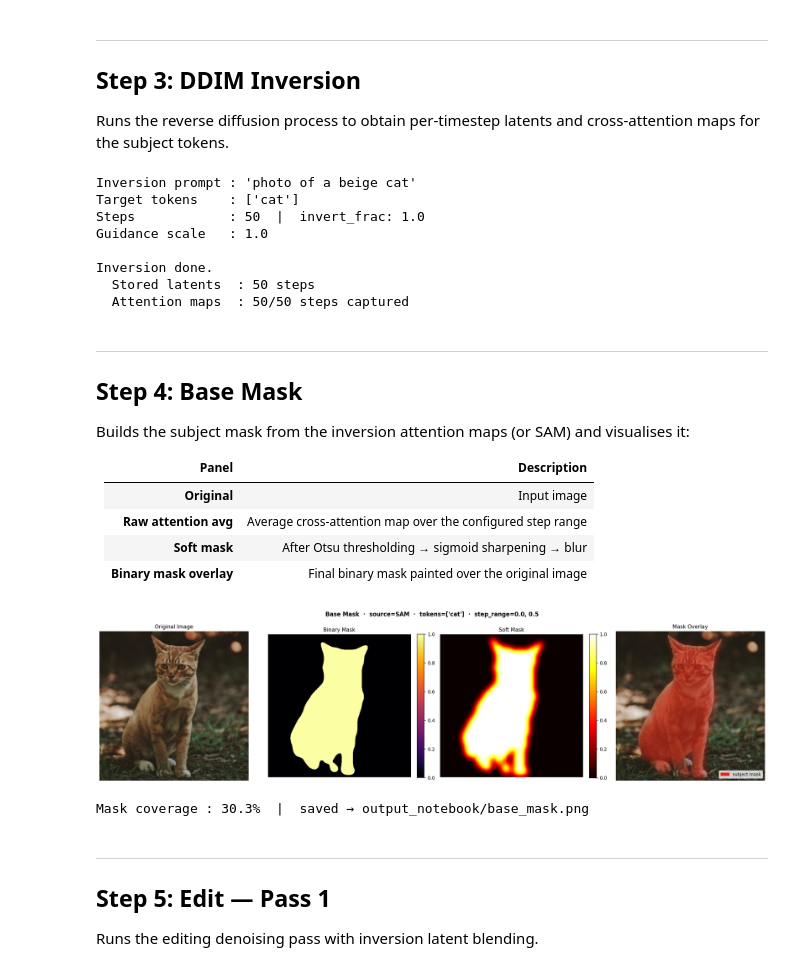
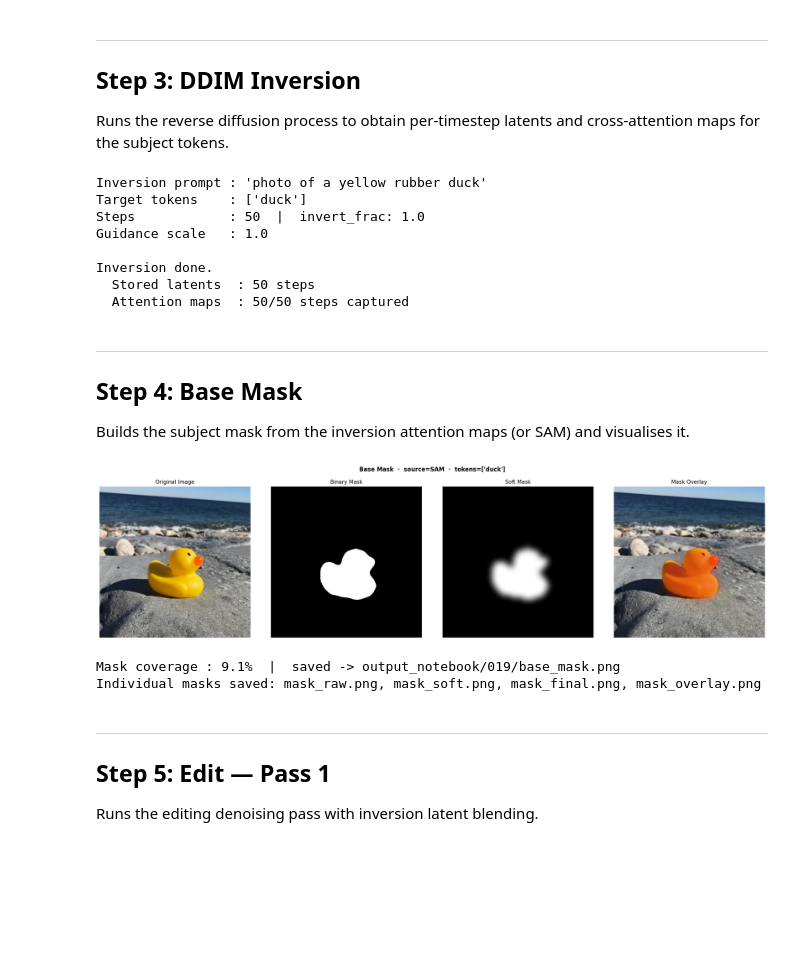
Before and after one commit to lennovative/stable_diffusion_augmentation, a Jupyter notebook: edit.ipynb, the cells around one changed output. Cells and saved outputs as stored; diff of their text form; code cells hidden in the pictures; blank space fills up the shorter version.

Commit message:
notebook fixed #1

```diff
--- a/edit.ipynb
+++ b/edit.ipynb
@@ -90,23 +90,23 @@ Config: 'config.ini'
 Define paths and override settings.
 # %%
 # ╔══════════════════════════════════════════════════════════════════╗
-# ║               EDIT THESE PARAMETERS                              ║
+# ║                      SETTINGS                                    ║
 # ╚══════════════════════════════════════════════════════════════════╝
 
 # ── Input image ────────────────────────────────────────────────────
-IMAGE_PATH = "input_data/images_dreambooth/cat/01.jpg"
+IMAGE_PATH = "input_data/images_dreambooth/duck_toy/03.jpg"
 
 # ── Subject description ────────────────────────────────────────────
 #   Used to build the inversion prompt:  "photo of a {SUBJECT_DESCRIPTION}"
 #   and to resolve which attention-map tokens to localize.
-SUBJECT_DESCRIPTION = "beige cat"
-TARGET_TOKENS       = ["cat"]      # must appear in inversion prompt + edit prompt
+SUBJECT_DESCRIPTION = "yellow rubber duck"
+TARGET_TOKENS       = ["duck"]         # defines the concepts that will stay in the image
 
 # ── Editing prompt ─────────────────────────────────────────────────
 # {} is replaced with SUBJECT_DESCRIPTION
-EDIT_PROMPT = "a photo of a {} sitting in the snow"
+EDIT_PROMPT = "a photo of a {} in the jungle"
 
-# ── Optional config overrides (None → use config.ini value) ────────
+# ── Optional config overrides (None -> use config.ini value) ────────
 OVERRIDE = {
     # "base_mask_source":   "attention",  # "attention" | "sam"
     # "guidance_scale":     7.5,
@@ -246,8 +265,8 @@ print(f"Inversion done.")
 print(f"  Stored latents  : {n_latents} steps")
 print(f"  Attention maps  : {n_attns}/{n_latents} steps captured")
 # %% [output]
-Inversion prompt : 'photo of a beige cat'
-Target tokens    : ['cat']
+Inversion prompt : 'photo of a yellow rubber duck'
+Target tokens    : ['duck']
 Steps            : 50  |  invert_frac: 1.0
 Guidance scale   : 1.0
 
@@ -258,18 +277,11 @@ Inversion done.
 ---
 ## Step 4: Base Mask
 
-Builds the subject mask from the inversion attention maps (or SAM) and visualises it:
-
-| Panel | Description |
-|-------|-------------|
-| **Original** | Input image |
-| **Raw attention avg** | Average cross-attention map over the configured step range |
-| **Soft mask** | After Otsu thresholding → sigmoid sharpening → blur |
-| **Binary mask overlay** | Final binary mask painted over the original image |
+Builds the subject mask from the inversion attention maps (or SAM) and visualises it.
 # %%
 # ── Helpers ────────────────────────────────────────────────────────
 def _t2np(tensor, hw=None):
-    """Tensor (any shape with leading 1×1 or 2D) → numpy float32 H×W."""
+    """Tensor (any shape with leading 1x1 or 2D) -> numpy float32 HxW."""
     t = tensor.detach().float().cpu()
     while t.ndim > 2:
         t = t[0]
@@ -293,9 +305,9 @@ have_attns = any(a is not None for _, a in inv["attns_all"])
 if _base_mask_source == "sam" and grounded_sam is not None:
     from sd_editing.sam_mask import grounded_sam_mask
     main_mask_t = grounded_sam_mask(source_image, TARGET_TOKENS, grounded_sam, latent_hw)
-    base_soft_np = _t2np(main_mask_t, hw=display_hw)
-    main_mask_np = (base_soft_np > 0.5).astype(np.float32)
-    base_raw_np  = main_mask_np
+    main_mask_np = _t2np(main_mask_t, hw=display_hw)  # soft — matches pipeline
+    base_soft_np = main_mask_np
+    base_raw_np  = (main_mask_np > 0.5).astype(np.float32)  # binary, display only
     raw_title    = "Binary Mask"
     mask_label   = "SAM"
 elif have_attns:
@@ -319,45 +331,51 @@ else:
     mask_label  = "None"
 
 image_np = np.array(source_image)
 
 # ── Plot ───────────────────────────────────────────────────────────
 fig, axes = plt.subplots(1, 4, figsize=(20, 5))
+_step_info = f"  ·  step_range={G['base_mask_step_range'].strip()}" if mask_label != "SAM" else ""
 fig.suptitle(
-    f"Base Mask  ·  source={mask_label}  ·  tokens={TARGET_TOKENS}  ·  "
-    f"step_range={G['base_mask_step_range'].strip()}",
+    f"Base Mask  ·  source={mask_label}  ·  tokens={TARGET_TOKENS}{_step_info}",
     fontsize=12, weight="bold", y=1.02,
 )
 
 axes[0].imshow(image_np)
 axes[0].set_title("Original Image", fontsize=11)
 
-im1 = axes[1].imshow(base_raw_np, cmap="inferno", vmin=0, vmax=1)
+axes[1].imshow(base_raw_np, cmap="gray", vmin=0, vmax=1)
 axes[1].set_title(raw_title, fontsize=11)
-plt.colorbar(im1, ax=axes[1], fraction=0.046, pad=0.04)
 
-im2 = axes[2].imshow(base_soft_np, cmap="hot", vmin=0, vmax=1)
+axes[2].imshow(base_soft_np, cmap="gray", vmin=0, vmax=1)
 axes[2].set_title("Soft Mask", fontsize=11)
-plt.colorbar(im2, ax=axes[2], fraction=0.046, pad=0.04)
 
 overlay_np = _overlay(image_np, base_soft_np)
 axes[3].imshow(overlay_np)
 axes[3].set_title("Mask Overlay", fontsize=11)
-from matplotlib.patches import Patch
-axes[3].legend(handles=[Patch(color=(0.9, 0.15, 0.1), label="subject mask")],
-               loc="lower right", fontsize=9, framealpha=0.8)
 
 for ax in axes:
     ax.axis("off")
 
 plt.tight_layout()
 plt.savefig(f"{OUTPUT_DIR}/base_mask.png", dpi=150, bbox_inches="tight")
 plt.show()
 
+# ── Save individual masks ──────────────────────────────────────────
+def _save_gray(arr, path):
+    Image.fromarray((arr * 255).astype(np.uint8), mode="L").save(path)
+
+_save_gray(base_raw_np,  f"{OUTPUT_DIR}/mask_raw.png")
+_save_gray(base_soft_np, f"{OUTPUT_DIR}/mask_soft.png")
+_save_gray(main_mask_np, f"{OUTPUT_DIR}/mask_final.png")
+Image.fromarray((overlay_np * 255).astype(np.uint8)).save(f"{OUTPUT_DIR}/mask_overlay.png")
+
 coverage = float(main_mask_np.mean()) * 100
-print(f"Mask coverage : {coverage:.1f}%  |  saved → {OUTPUT_DIR}/base_mask.png")
+print(f"Mask coverage : {coverage:.1f}%  |  saved -> {OUTPUT_DIR}/base_mask.png")
+print(f"Individual masks saved: mask_raw.png, mask_soft.png, mask_final.png, mask_overlay.png")
 # %% [output]
-[figure, old version]
+[figure, new version]
-Mask coverage : 30.3%  |  saved → output_notebook/base_mask.png
+Mask coverage : 9.1%  |  saved -> output_notebook/019/base_mask.png
+Individual masks saved: mask_raw.png, mask_soft.png, mask_final.png, mask_overlay.png
 # %% [markdown]
 ---
 ## Step 5: Edit — Pass 1
```
Also changed, not shown: parts of 7 cells of this notebook.
